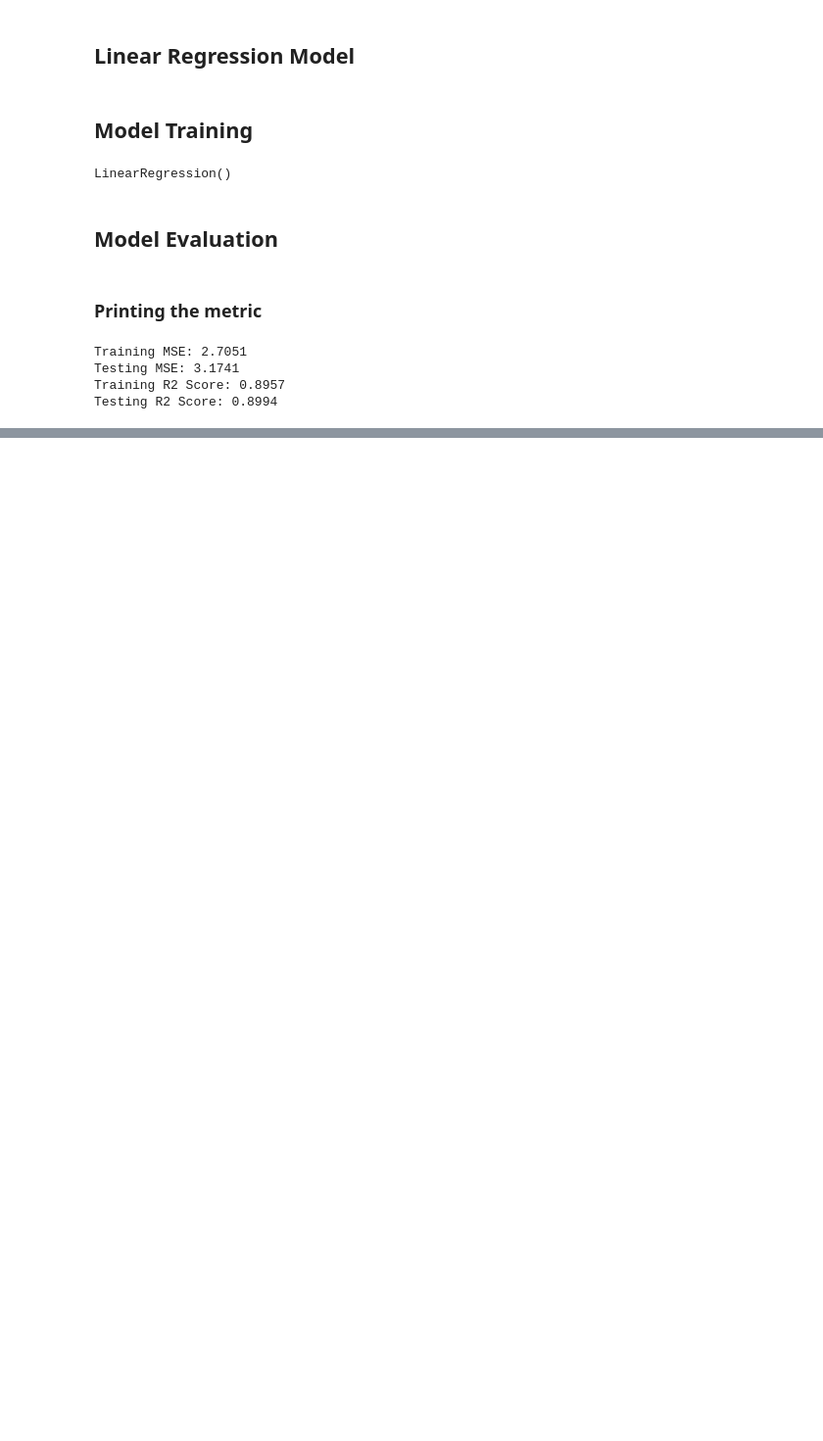
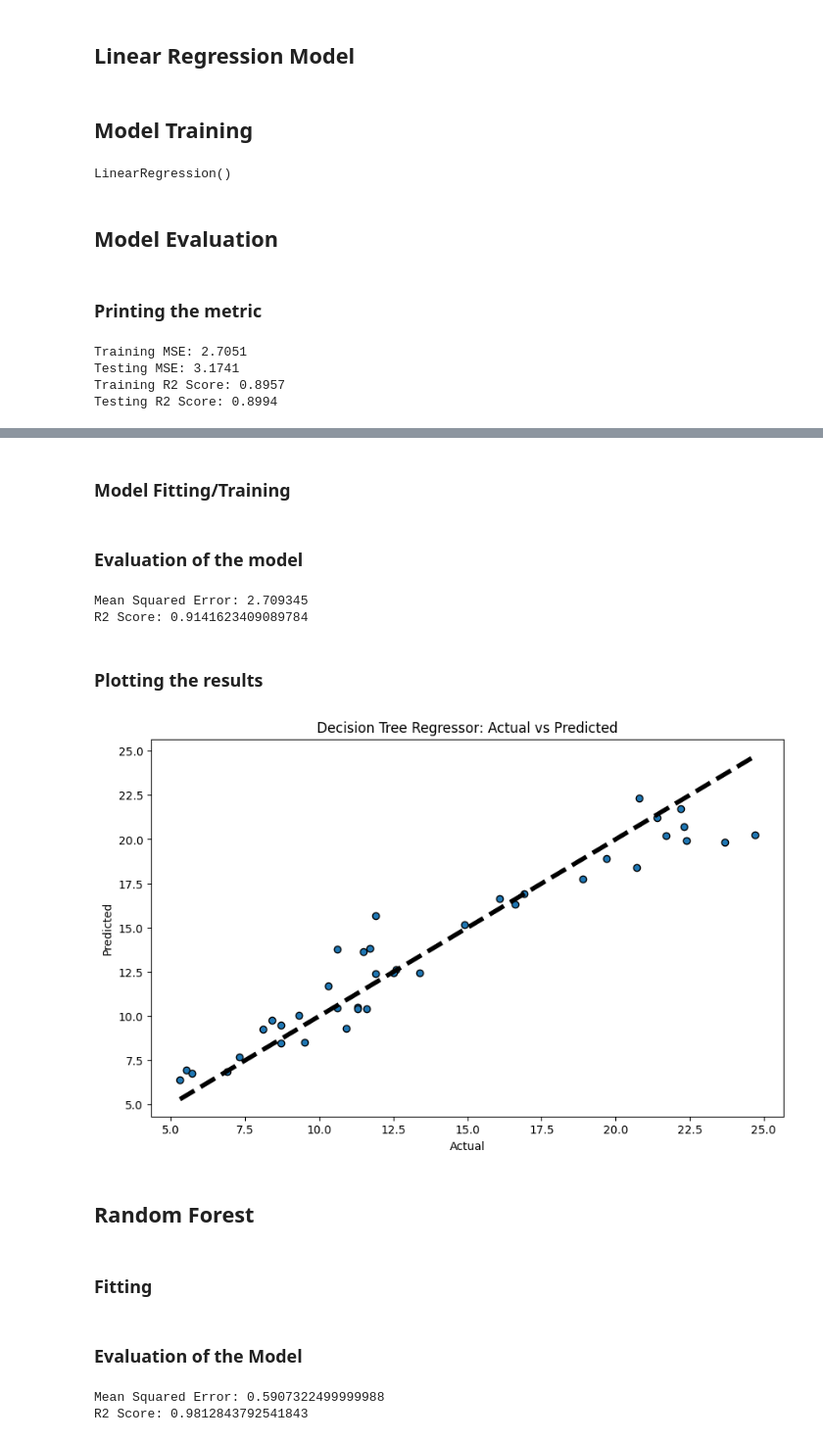
Before and after one commit to Megha211/OIBSIP, a Jupyter notebook: sales_prediction.ipynb, the cells around one changed output, grey strips where cells are left out. Shown: that part at 98% size. Saved outputs shown, nothing was run; the diff lists cells and outputs as text; code cells hidden in the pictures; blank space fills up the shorter version.

```diff
--- a/sales_prediction.ipynb
+++ b/sales_prediction.ipynb
@@ -250,0 +311,2 @@ Testing R2 Score: 0.8994
+# %% [markdown]
+### Model Fitting/Training
@@ -250,0 +317,27 @@ Testing R2 Score: 0.8994
+# %% [markdown]
+### Evaluation of the model
+# %%
+mse = mean_squared_error(y_test, y_pred)
+r2 = r2_score(y_test, y_pred)
+
+print(f'Mean Squared Error: {mse}')
+print(f'R2 Score: {r2}')
+# %% [output]
+Mean Squared Error: 2.709345
+R2 Score: 0.9141623409089784
+# %% [markdown]
+### Plotting the results
+# %%
+plt.figure(figsize=(10, 6))
+plt.scatter(y_test, y_pred, edgecolors=(0, 0, 0))
+plt.plot([min(y_test), max(y_test)], [min(y_test), max(y_test)], 'k--', lw=4)
+plt.xlabel('Actual')
+plt.ylabel('Predicted')
+plt.title('Decision Tree Regressor: Actual vs Predicted')
+plt.show()
+# %% [output]
+[figure, added]
+# %% [markdown]
+## Random Forest
+# %% [markdown]
+### Fitting
@@ -250,0 +348,11 @@ Testing R2 Score: 0.8994
+# %% [markdown]
+### Evaluation of the Model
+# %%
+mse= mean_squared_error(y_test, y_pred_rf)
+r2= r2_score(y_test, y_pred_rf)
+
+print(f'Mean Squared Error: {mse}')
+print(f'R2 Score: {r2}')
+# %% [output]
+Mean Squared Error: 0.5907322499999988
+R2 Score: 0.9812843792541843
```
Also changed, not shown: parts of 16 cells of this notebook.
